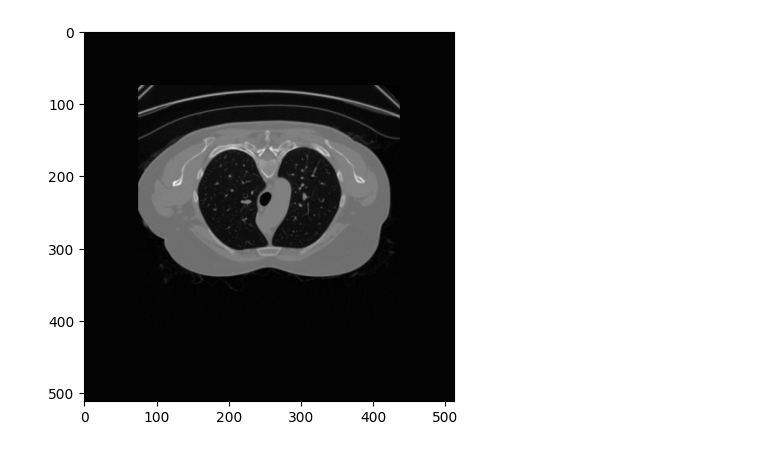
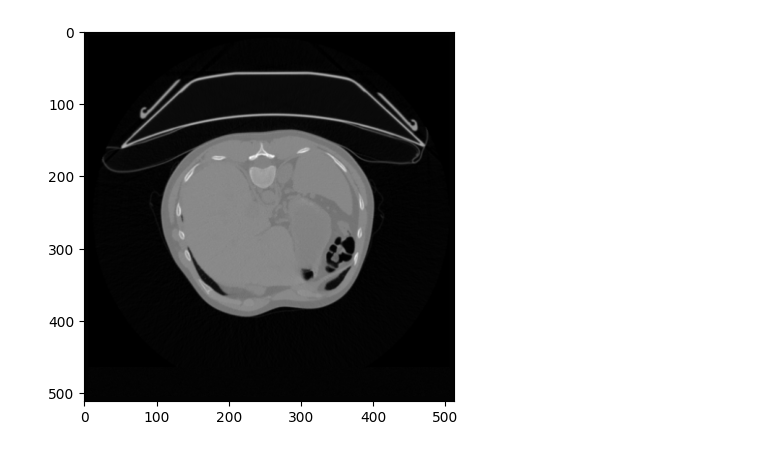
Before and after one commit to xdauby/PFE, a Jupyter notebook: metainvnet.ipynb, the cells around one changed output. Drawn from its saved outputs; the diff is of its cells as text; code cells hidden in the pictures.

```diff
--- a/metainvnet.ipynb
+++ b/metainvnet.ipynb
@@ -72,5 +50,5 @@ x_true_test = import_data(x_true_test_filenames)
 # %%
-plt.imshow(x_true_train[90], cmap="gray")
+plt.imshow(x_true_train[5], cmap="gray")
 plt.show()
 # %% [output]
-[figure, old version]
+[figure, new version]
```
Also changed, not shown: parts of 19 cells of this notebook.
